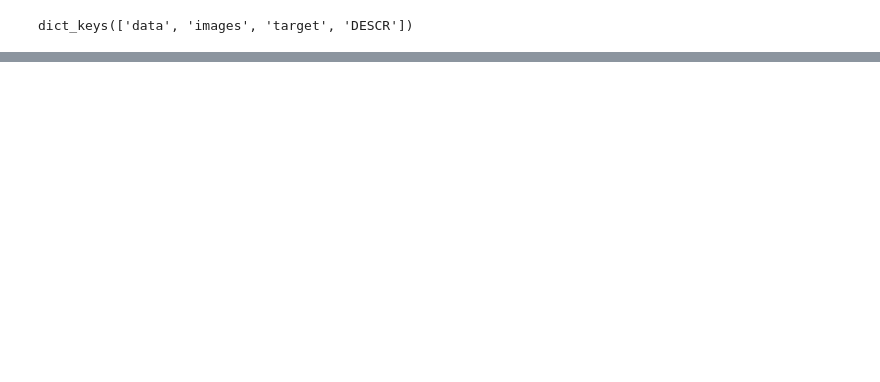
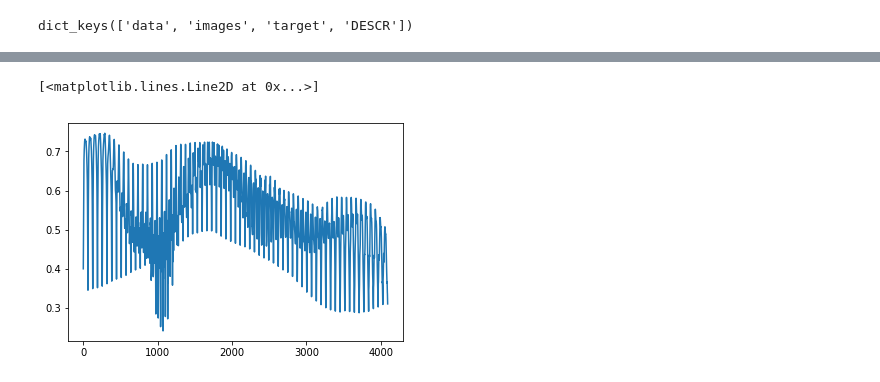
Before and after one commit to lucianopaz/statistical_machine_learning, a Jupyter notebook: notebooks/Clustering and GMM tutorial.ipynb, the cells around one changed output, grey strips where cells are left out. Saved outputs shown, nothing was run; the diff lists cells and outputs as text; code cells hidden in the pictures; blank space fills up the shorter version.

```diff
--- a/notebooks/Clustering and GMM tutorial.ipynb
+++ b/notebooks/Clustering and GMM tutorial.ipynb
@@ -425,0 +439,5 @@ fig.tight_layout()
+# %%
+plt.plot(np.mean(faces, axis=0))
+# %% [output]
+[<matplotlib.lines.Line2D at 0x...>]
+[figure, added]
```
Also changed, not shown: parts of 27 cells of this notebook.
